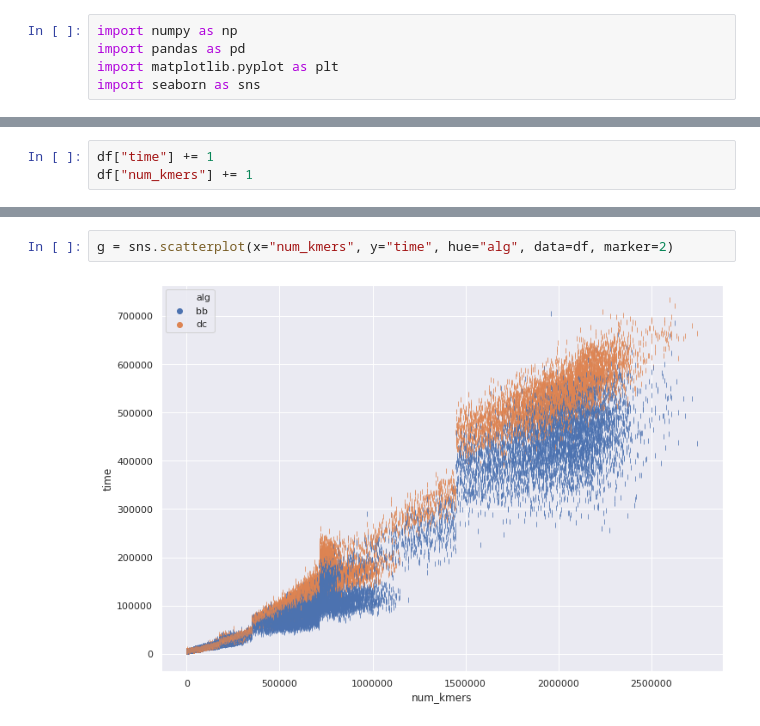
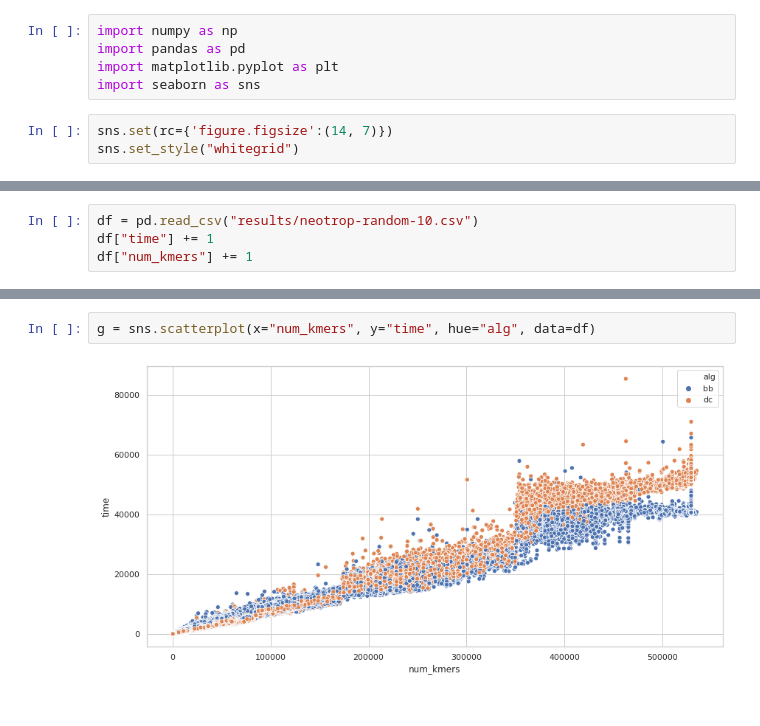
Before and after one commit to nromashchenko/pk-algs, a Jupyter notebook: alg_plots.ipynb, the cells around one changed output, grey strips where cells are left out. Cells and saved outputs as stored; diff of their text form.

Commit message:
plots

```diff
--- a/alg_plots.ipynb
+++ b/alg_plots.ipynb
@@ -3,5 +3,8 @@ import numpy as np
 import pandas as pd
 import matplotlib.pyplot as plt
 import seaborn as sns
+# %%
+sns.set(rc={'figure.figsize':(14, 7)})
+sns.set_style("whitegrid")
 # %%
 #df = pd.read_csv("results/stats.csv")
@@ -9,3 +11,4 @@ df = pd.read_csv("results/random.csv")
 # %%
+df = pd.read_csv("results/neotrop-random-10.csv")
 df["time"] += 1
 df["num_kmers"] += 1
@@ -12,7 +28,7 @@ df["num_kmers"] += 1
 # %%
-g = sns.scatterplot(x="num_kmers", y="time", hue="alg", data=df, marker=2)
+g = sns.scatterplot(x="num_kmers", y="time", hue="alg", data=df)
 # %% [output]
-[figure, old version]
+[figure, new version]
 # %%
 g = sns.scatterplot(x="num_kmers", y="time", hue="alg", data=df)
 g.set_yscale("log")
```
Also changed, not shown: parts of 31 cells of this notebook, 1 other file.
